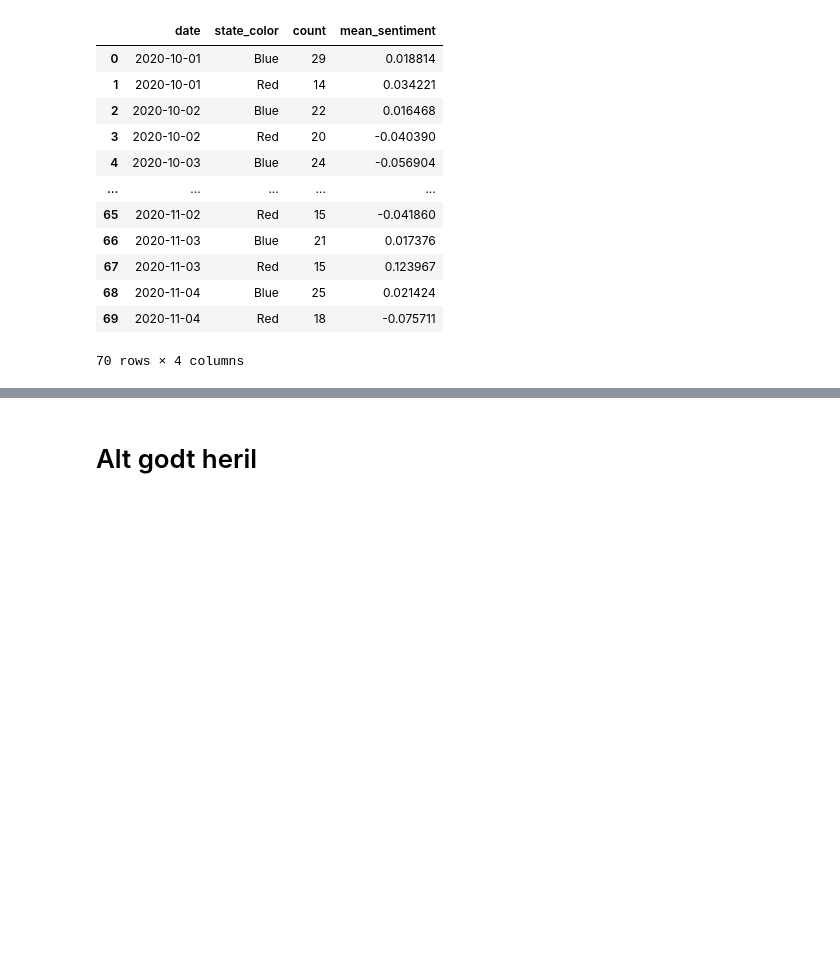
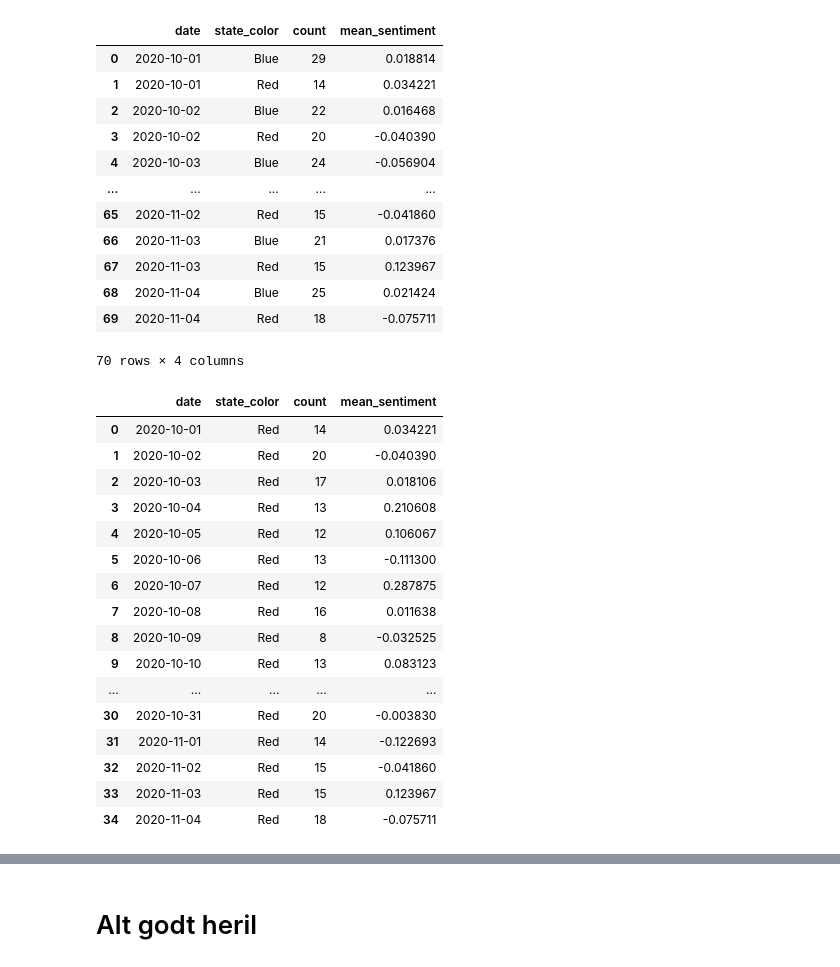
Before and after one commit to ChristianFogtdal/2Heste, a Jupyter notebook: Exam Project/Actual Exam project-Copy1.ipynb, the cells around one changed output, grey strips where cells are left out. Saved outputs shown, nothing was run; the diff lists cells and outputs as text; code cells hidden in the pictures; blank space fills up the shorter version.

```diff
--- a/Exam Project/Actual Exam project-Copy1.ipynb
+++ b/Exam Project/Actual Exam project-Copy1.ipynb
@@ -861,6 +849,26 @@ tweets_mean_blue = tweets_mean_blue.reset_index(drop=True)
 
 tweets_mean_red = tweets_mean_date.loc[tweets_mean_date['state_color'] == 'Red']
 tweets_mean_red = tweets_mean_red.reset_index(drop=True)
+# %%
+tweets_mean_red
+# %% [output]
+|  | date | state_color | count | mean_sentiment |
+| 0 | 2020-10-01 | Red | 14 | 0.034221 |
+| 1 | 2020-10-02 | Red | 20 | -0.040390 |
+| 2 | 2020-10-03 | Red | 17 | 0.018106 |
+| 3 | 2020-10-04 | Red | 13 | 0.210608 |
+| 4 | 2020-10-05 | Red | 12 | 0.106067 |
+| 5 | 2020-10-06 | Red | 13 | -0.111300 |
+| 6 | 2020-10-07 | Red | 12 | 0.287875 |
+| 7 | 2020-10-08 | Red | 16 | 0.011638 |
+| 8 | 2020-10-09 | Red | 8 | -0.032525 |
+| 9 | 2020-10-10 | Red | 13 | 0.083123 |
+| ... | ... | ... | ... | ... |
+| 30 | 2020-10-31 | Red | 20 | -0.003830 |
+| 31 | 2020-11-01 | Red | 14 | -0.122693 |
+| 32 | 2020-11-02 | Red | 15 | -0.041860 |
+| 33 | 2020-11-03 | Red | 15 | 0.123967 |
+| 34 | 2020-11-04 | Red | 18 | -0.075711 |
 # %%
 f,ax = plt.subplots()
 mean_sentiment_blue = ax.plot(tweets_mean_blue['mean_sentiment'], color = 'blue', label='mean_sentiment_blue') # Choose lineplot
```
Also changed, not shown: parts of 16 cells of this notebook, 3 other files.
